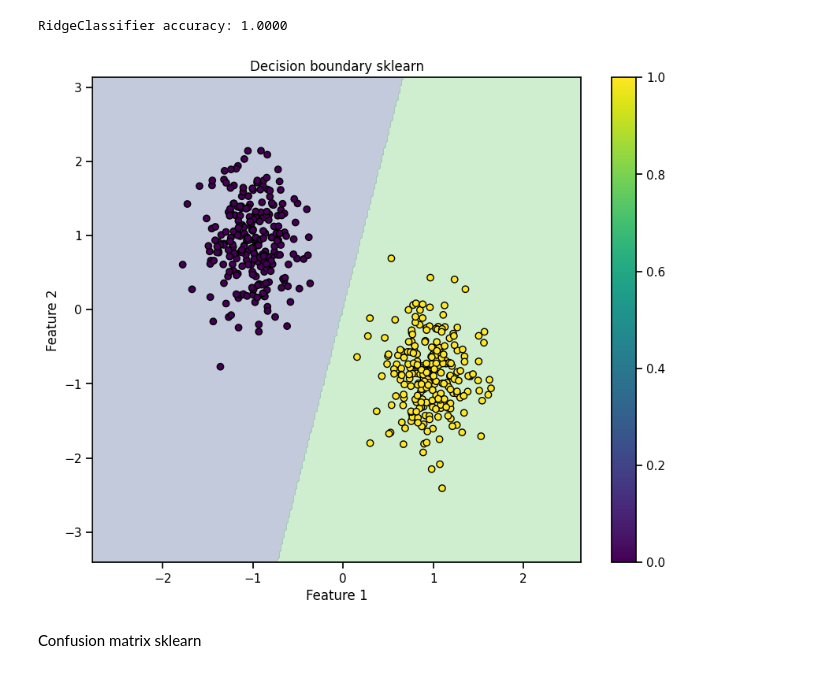
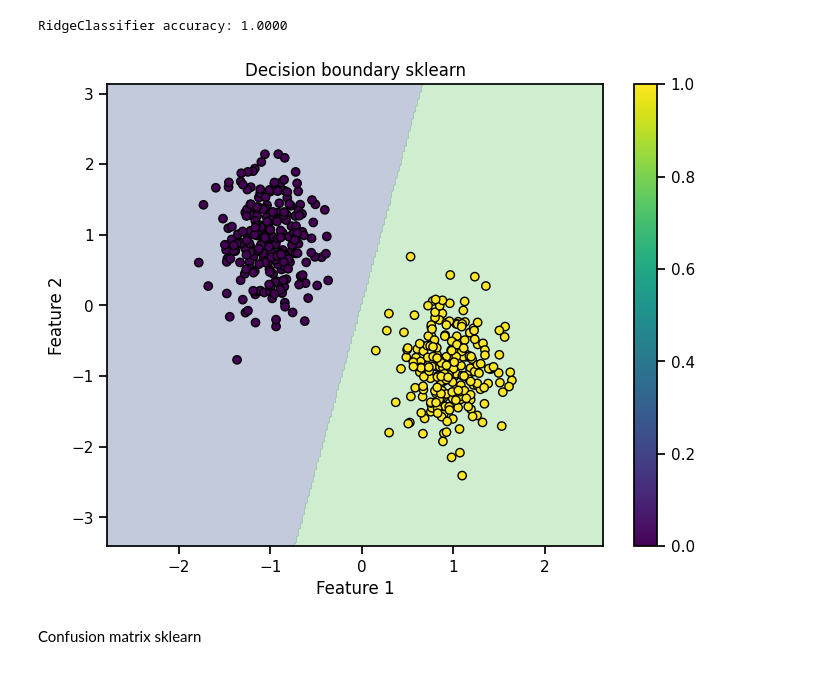
Before and after one commit to adamzsl/machine-learning, a Jupyter notebook: linear_classifier/linear_classifier.ipynb, the cells around one changed output. Saved outputs shown, nothing was run; the diff lists cells and outputs as text; code cells hidden in the pictures.

```diff
--- a/linear_classifier/linear_classifier.ipynb
+++ b/linear_classifier/linear_classifier.ipynb
@@ -266,30 +267,30 @@ RidgeClassifier accuracy: 1.0000
 # %%
 def plot_decision_boundary_ridge(clf, X, y):
 
     h = 0.02
     x_min, x_max = X[:, 0].min() - 1, X[:, 0].max() + 1
     y_min, y_max = X[:, 1].min() - 1, X[:, 1].max() + 1
     xx, yy = np.meshgrid(np.arange(x_min, x_max, h),
                          np.arange(y_min, y_max, h))
 
     Z = clf.decision_function(np.c_[xx.ravel(), yy.ravel()])
     Z = Z.reshape(xx.shape)
 
-    plt.figure(figsize=(10, 8))
+    plt.figure(figsize=(8, 6))
 
     plt.contourf(xx, yy, Z > 0, alpha=0.3)
 
     scatter = plt.scatter(X[:, 0], X[:, 1], c=y, edgecolors='k')
 
     plt.xlabel('Feature 1')
     plt.ylabel('Feature 2')
     plt.title("Decision boundary sklearn")
     plt.colorbar(scatter)
     plt.show()
 
 plot_decision_boundary_ridge(clf, X_test, y_test)
 # %% [output]
-[figure, old version]
+[figure, new version]
 # %% [markdown]
 Confusion matrix sklearn
 # %%
```
Also changed, not shown: parts of 36 cells of this notebook.
